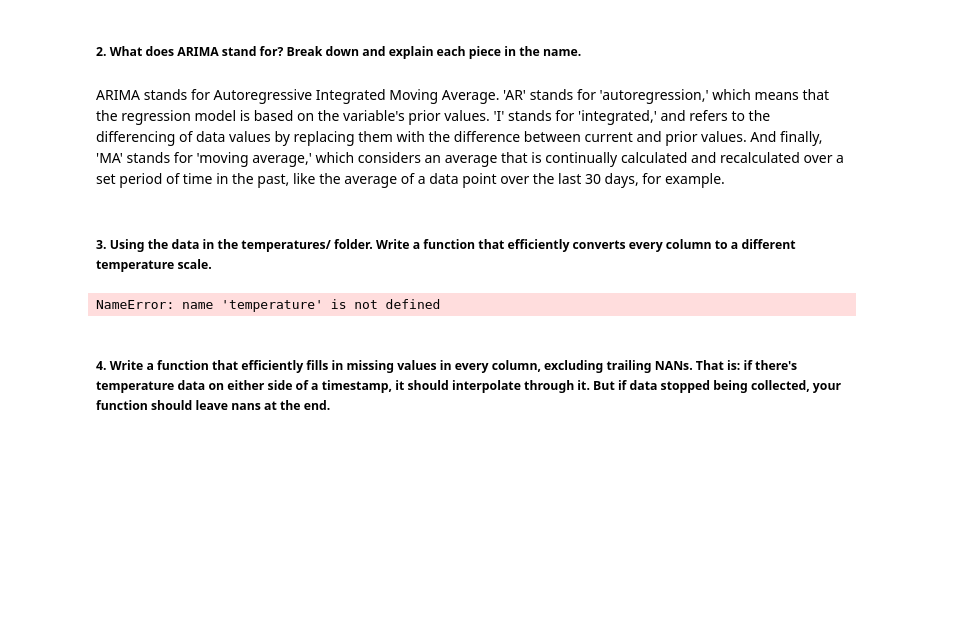
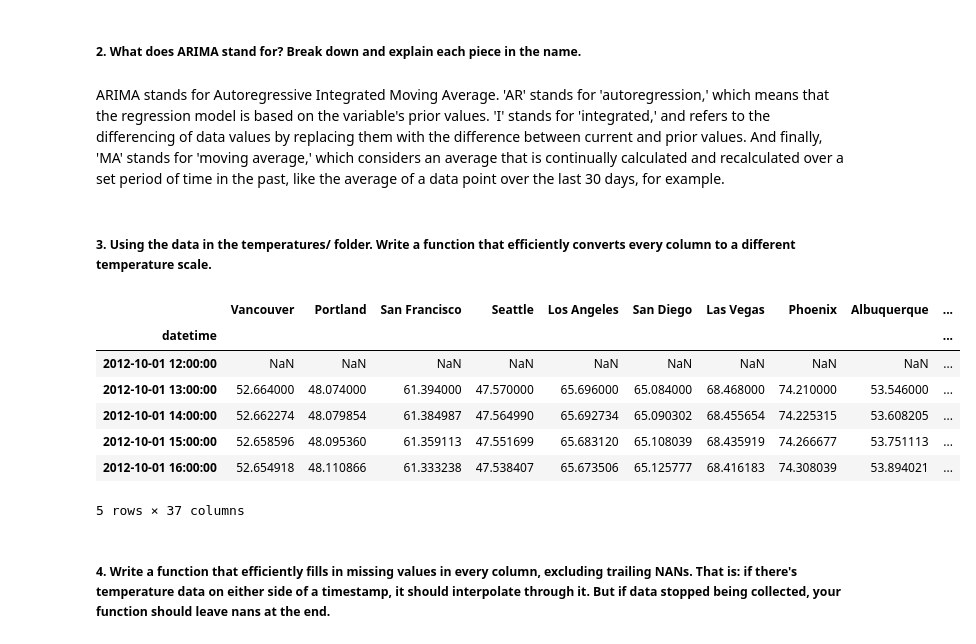
Before and after one commit to jmort16/week_11, a Jupyter notebook: wk_11_hmwk.ipynb, the cells around one changed output. Cells and saved outputs as stored; diff of their text form; code cells hidden in the pictures; blank space fills up the shorter version.

```diff
--- a/wk_11_hmwk.ipynb
+++ b/wk_11_hmwk.ipynb
@@ -11,15 +11,33 @@ Timeseries data is continuous because each measurement taken at each new point i
 # %% [markdown]
 ##### 2.	What does ARIMA stand for? Break down and explain each piece in the name.
-# %% [markdown]
-ARIMA stands for Autoregressive Integrated Moving Average.  'AR' stands for 'autoregression,' which means that the regression model is based on the variable's prior values.  'I' stands for 'integrated,' and refers to the differencing of data values by replacing them with the difference between current and prior values.  And finally, 'MA' stands for 'moving average,' which considers an average that is continually calculated and recalculated over a set period of time in the past, like the average of a data point over the last 30 days, for example.
+# %% [markdown]
+ARIMA stands for Autoregressive Integrated Moving Average.  'AR' stands for 'autoregression,' which means that the regression model is based on the variable's prior values.  'I' stands for 'integrated,' and refers to the differencing of data values by replacing them with the difference between current and prior values.  And finally, 'MA' stands for 'moving average,' which considers an average that is continually calculated and recalculated over a set period of time in the past, like the average of a data point over the last 30 days, for example.
 # %% [markdown]
 ##### 3.	Using the data in the temperatures/ folder. Write a function that efficiently converts every column to a different temperature scale.
 # %%
 import pandas as pd
+import math
+import matplotlib.pyplot as plt
 
-temp = pd.read_csv(temperature.csv)
-temp.head()
+# Change index to datetime during import
+temp = pd.read_csv('temperature.csv', index_col='datetime', parse_dates=True)
-# %% [output]
-NameError: name 'temperature' is not defined
+# %%
+# Create function to convert kelvin to fahrenheit
+def keltofahr(t):
+    t = t * 1.8 - 459.67
+    return t
+# %%
+# Apply the keltofahr function to the temp matrix elementwise, ignoring any NaNs
+fahrtemp = temp.applymap(keltofahr, na_action='ignore')
+fahrtemp.head()
+# %% [output]
+|  | Vancouver | Portland | San Francisco | Seattle | Los Angeles | San Diego | Las Vegas | Phoenix | Albuquerque | ... |
+| datetime |  |  |  |  |  |  |  |  |  | ... |
+| 2012-10-01 12:00:00 | NaN | NaN | NaN | NaN | NaN | NaN | NaN | NaN | NaN | ... |
+| 2012-10-01 13:00:00 | 52.664000 | 48.074000 | 61.394000 | 47.570000 | 65.696000 | 65.084000 | 68.468000 | 74.210000 | 53.546000 | ... |
+| 2012-10-01 14:00:00 | 52.662274 | 48.079854 | 61.384987 | 47.564990 | 65.692734 | 65.090302 | 68.455654 | 74.225315 | 53.608205 | ... |
+| 2012-10-01 15:00:00 | 52.658596 | 48.095360 | 61.359113 | 47.551699 | 65.683120 | 65.108039 | 68.435919 | 74.266677 | 53.751113 | ... |
+| 2012-10-01 16:00:00 | 52.654918 | 48.110866 | 61.333238 | 47.538407 | 65.673506 | 65.125777 | 68.416183 | 74.308039 | 53.894021 | ... |
+5 rows × 37 columns
 # %% [markdown]
 ##### 4.	Write a function that efficiently fills in missing values in every column, excluding trailing NANs. That is: if there's temperature data on either side of a timestamp, it should interpolate through it. But if data stopped being collected, your function should leave nans at the end.
```
Also changed, not shown: parts of 18 cells of this notebook.
